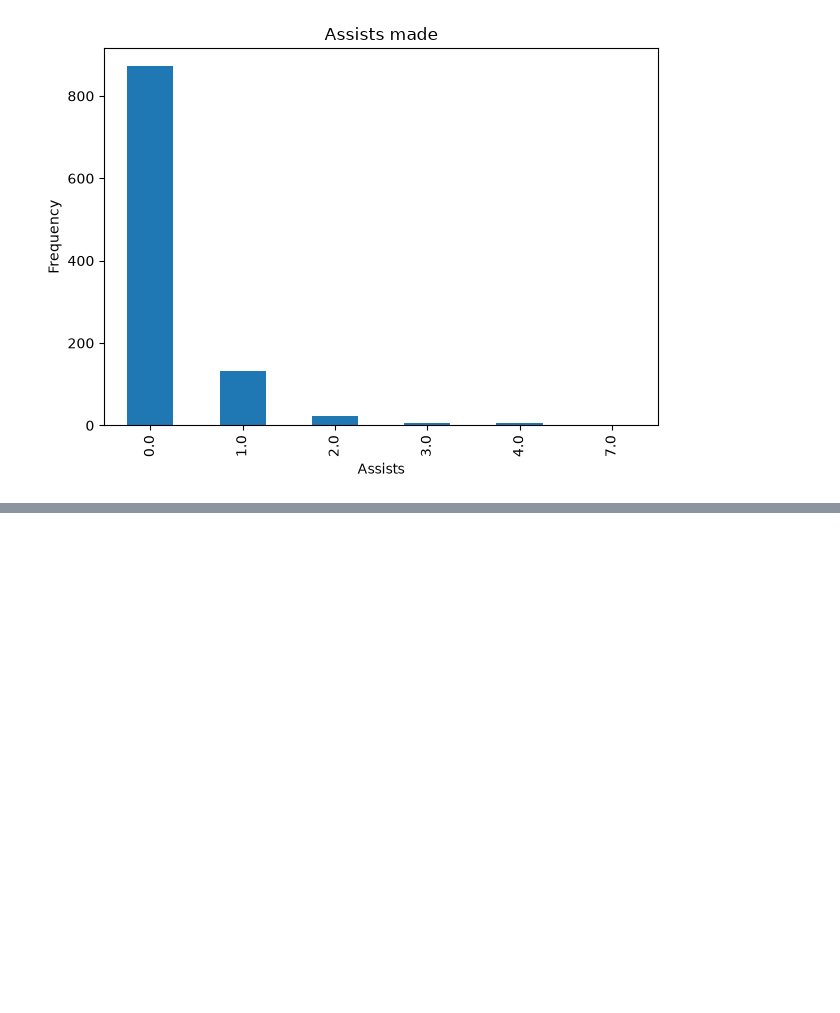
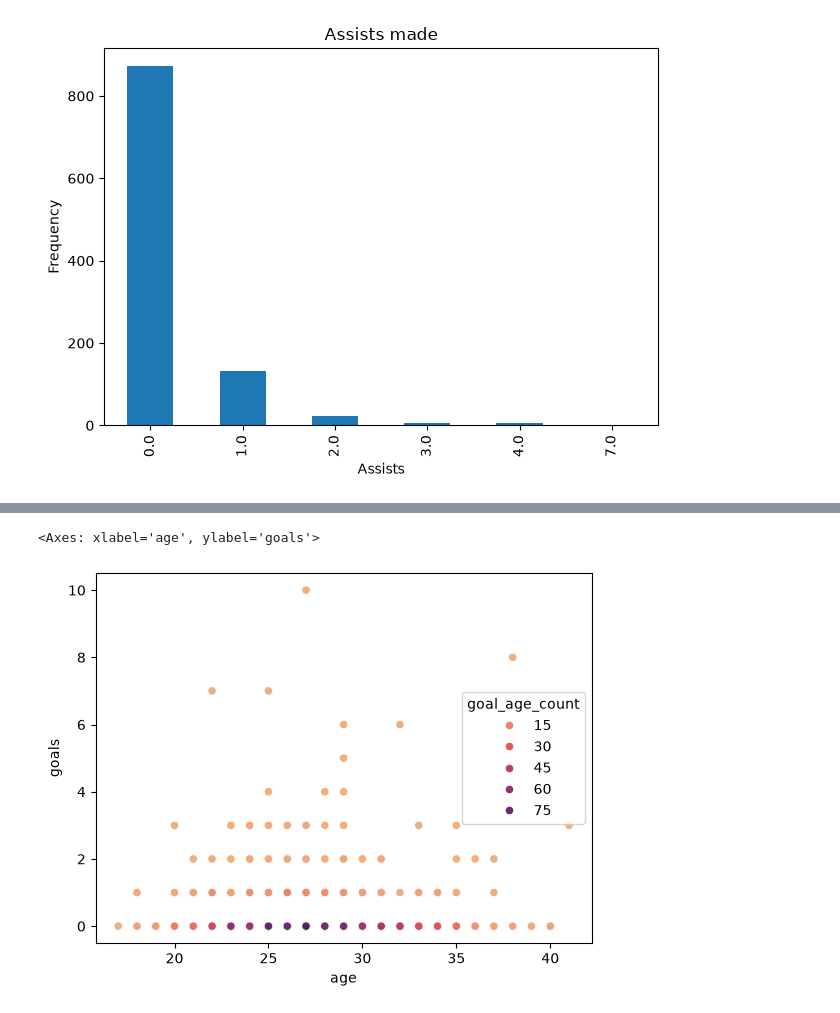
Before and after one commit to kacprinho/world-cup-EDA, a Jupyter notebook: notebooks/player-EDA.ipynb, the cells around one changed output, grey strips where cells are left out. Drawn from its saved outputs; the diff is of its cells as text; code cells hidden in the pictures; blank space fills up the shorter version.

```diff
--- a/notebooks/player-EDA.ipynb
+++ b/notebooks/player-EDA.ipynb
@@ -173,0 +184,13 @@ mpl.show()
+# %%
+#Adding a new column which counts the number of each goal-age pair so that we can colour code our scatter graph
+data['goal_age_count'] = data.groupby(['age', 'goals'])['age'].transform('count')
+
+#Plotting a scatter graph
+sns.scatterplot(data=data,
+                x=data.age,
+                y=data.goals,
+                hue="goal_age_count",
+                palette="flare")
+# %% [output]
+<Axes: xlabel='age', ylabel='goals'>
+[figure, added]
```
Also changed, not shown: parts of 5 cells of this notebook.
